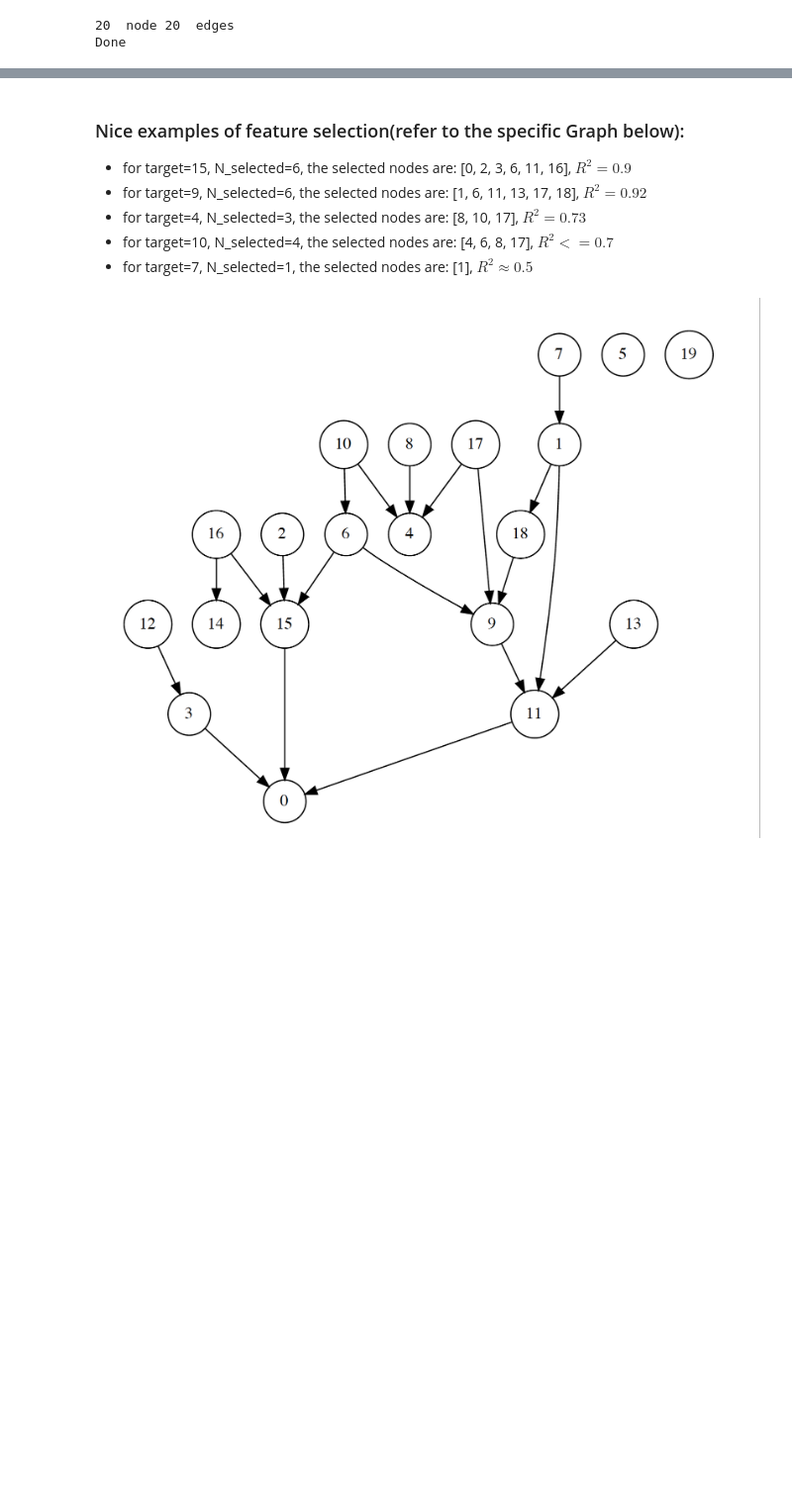
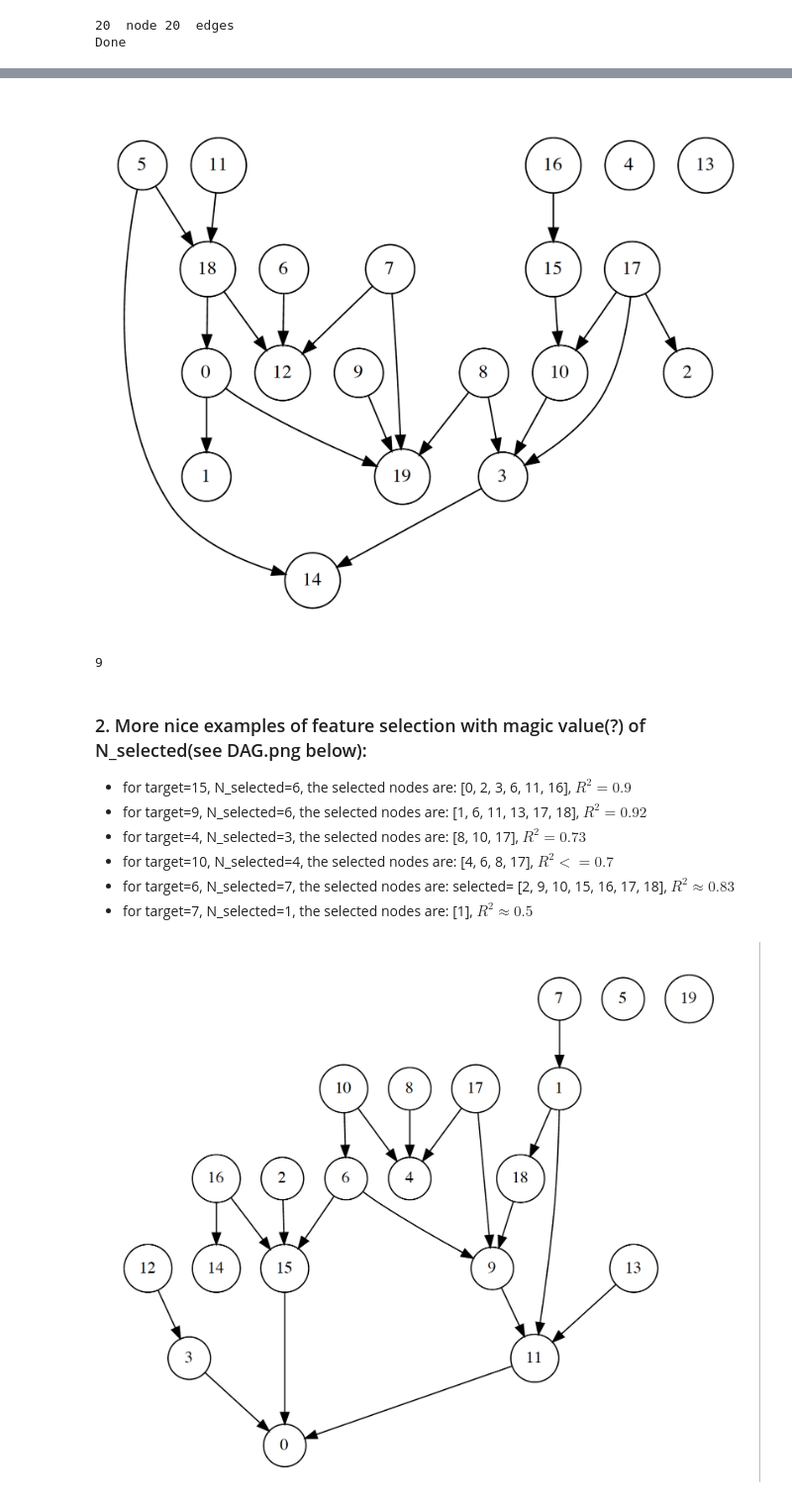
Before and after one commit to yongjinjiang/DirectedAcyclicGraph, a Jupyter notebook: main.ipynb, the cells around one changed output, grey strips where cells are left out. Shown at 99% size. Saved outputs shown, nothing was run; the diff lists cells and outputs as text; code cells hidden in the pictures; blank space fills up the shorter version.

```diff
--- a/main.ipynb
+++ b/main.ipynb
@@ -282,9 +395,37 @@ selected= [2, 15, 17]
+# %%
+# df.corr();
+fig = Image(filename=('./DAG1.png'))
+fig
+# %% [output]
+[figure, added]
+# %%
+target=9
+result=[]
+for r in range(100):
+
+    Data=generate_data_revised1(n_sample,n,parents_dic)
+    res=[]
+
+    Num_selected=N_selected[(target,1)]
+    selected, ss1,ss2, df=feature_selection(Data, target, Num_selected)
+    res.append()
+
+#     print("L====================2:")
+    Num_selected=N_selected[(target,1)]+N_selected[(target,2)]
+    selected, ss1,ss2, df=feature_selection(Data, target, Num_selected)
+
+#     print("L====================3:")
+    Num_selected=N_selected[(target,1)]+N_selected[(target,2)]+N_selected[(target,3)]
+    selected, ss1,ss2, df=feature_selection(Data, target, Num_selected)
+# %% [output]
+9
 # %% [markdown]
-### Nice examples of feature selection(refer to the specific Graph below):
+### 2. More nice examples of feature selection with magic value(?) of N_selected(see DAG.png below):
   - for target=15,  N_selected=6,  the selected nodes are: [0, 2, 3, 6, 11, 16], $R^2=0.9$
   - for target=9,  N_selected=6,  the selected nodes are: [1, 6, 11, 13, 17, 18], $R^2=0.92$
   - for target=4,  N_selected=3,  the selected nodes are: [8, 10, 17],  $R^2=0.73$
   - for target=10,   N_selected=4,  the selected nodes are: [4, 6, 8, 17],   $R^2<=0.7$
+  - for target=6,   N_selected=7,  the selected nodes are: selected= [2, 9, 10, 15, 16, 17, 18],   $R^2\approx0.83$
   - for target=7,   N_selected=1,  the selected nodes are: [1],   $R^2\approx0.5$
 # %%
 fig = Image(filename=('./DAG.png'))
```
Also changed, not shown: parts of 9 cells of this notebook, 4 other files.
